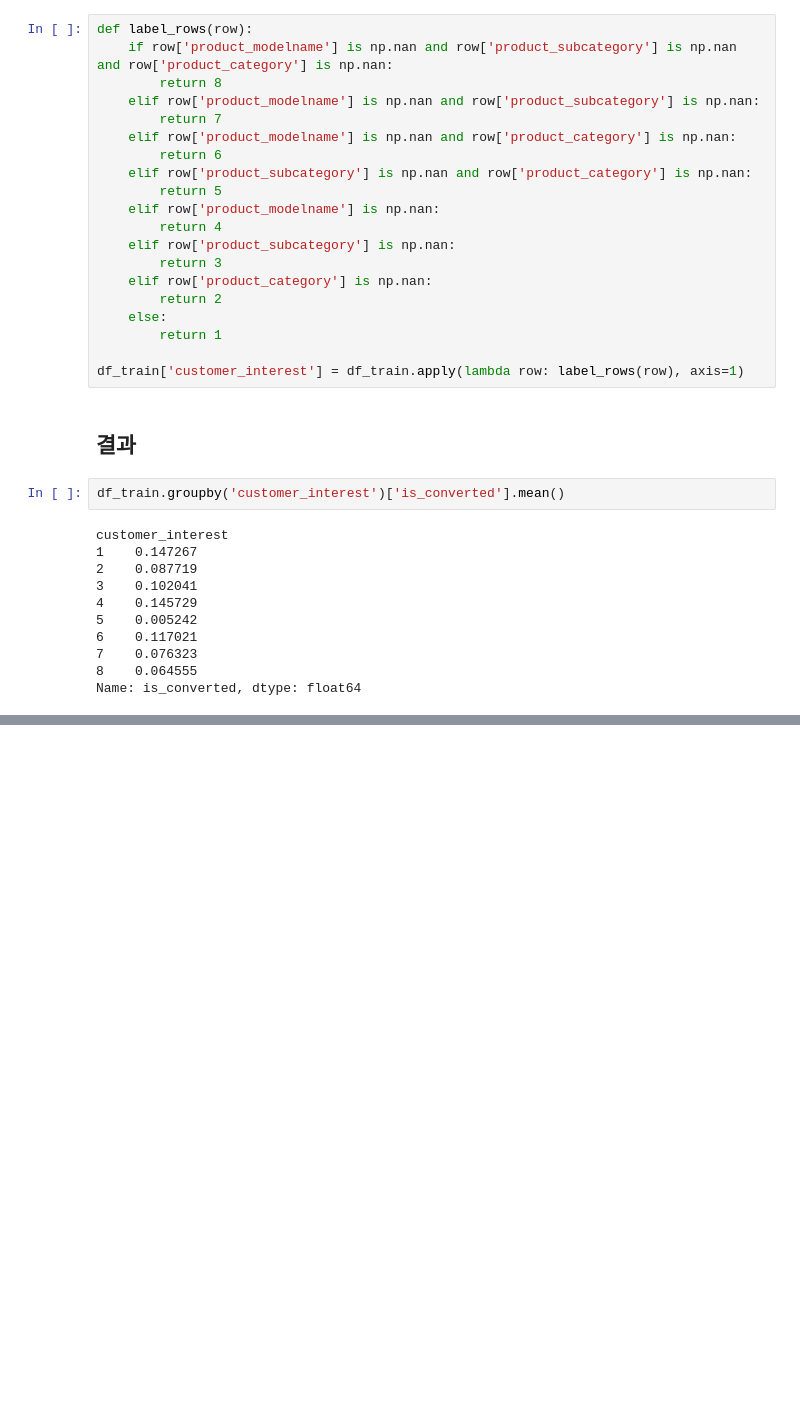
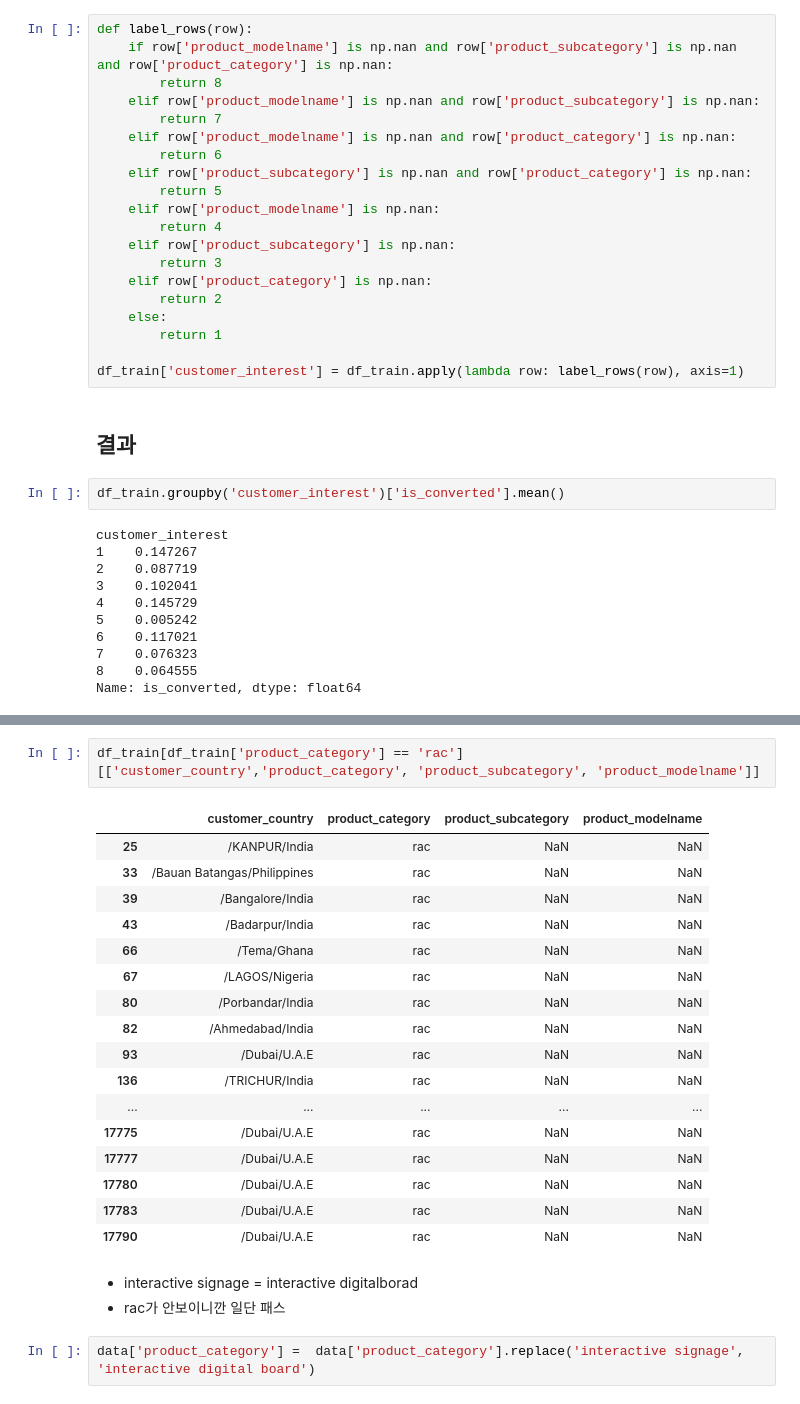
Before and after one commit to LgDNet/phase2_module, a Jupyter notebook: sb_processing.ipynb, the cells around one changed output, grey strips where cells are left out. Drawn from its saved outputs; the diff is of its cells as text; blank space fills up the shorter version.

```diff
--- a/sb_processing.ipynb
+++ b/sb_processing.ipynb
@@ -64,0 +123,25 @@ plt.show()
+# %%
+df_train[df_train['product_category'] == 'rac'][['customer_country','product_category', 'product_subcategory', 'product_modelname']]
+# %% [output]
+|  | customer_country | product_category | product_subcategory | product_modelname |
+| 25 | /KANPUR/India | rac | NaN | NaN |
+| 33 | /Bauan Batangas/Philippines | rac | NaN | NaN |
+| 39 | /Bangalore/India | rac | NaN | NaN |
+| 43 | /Badarpur/India | rac | NaN | NaN |
+| 66 | /Tema/Ghana | rac | NaN | NaN |
+| 67 | /LAGOS/Nigeria | rac | NaN | NaN |
+| 80 | /Porbandar/India | rac | NaN | NaN |
+| 82 | /Ahmedabad/India | rac | NaN | NaN |
+| 93 | /Dubai/U.A.E | rac | NaN | NaN |
+| 136 | /TRICHUR/India | rac | NaN | NaN |
+| ... | ... | ... | ... | ... |
+| 17775 | /Dubai/U.A.E | rac | NaN | NaN |
+| 17777 | /Dubai/U.A.E | rac | NaN | NaN |
+| 17780 | /Dubai/U.A.E | rac | NaN | NaN |
+| 17783 | /Dubai/U.A.E | rac | NaN | NaN |
+| 17790 | /Dubai/U.A.E | rac | NaN | NaN |
+# %% [markdown]
+* interactive signage = interactive digitalborad
+* rac가 안보이니깐 일단 패스
+# %%
+data['product_category'] =  data['product_category'].replace('interactive signage', 'interactive digital board')
```
Also changed, not shown: parts of 8 cells of this notebook.
